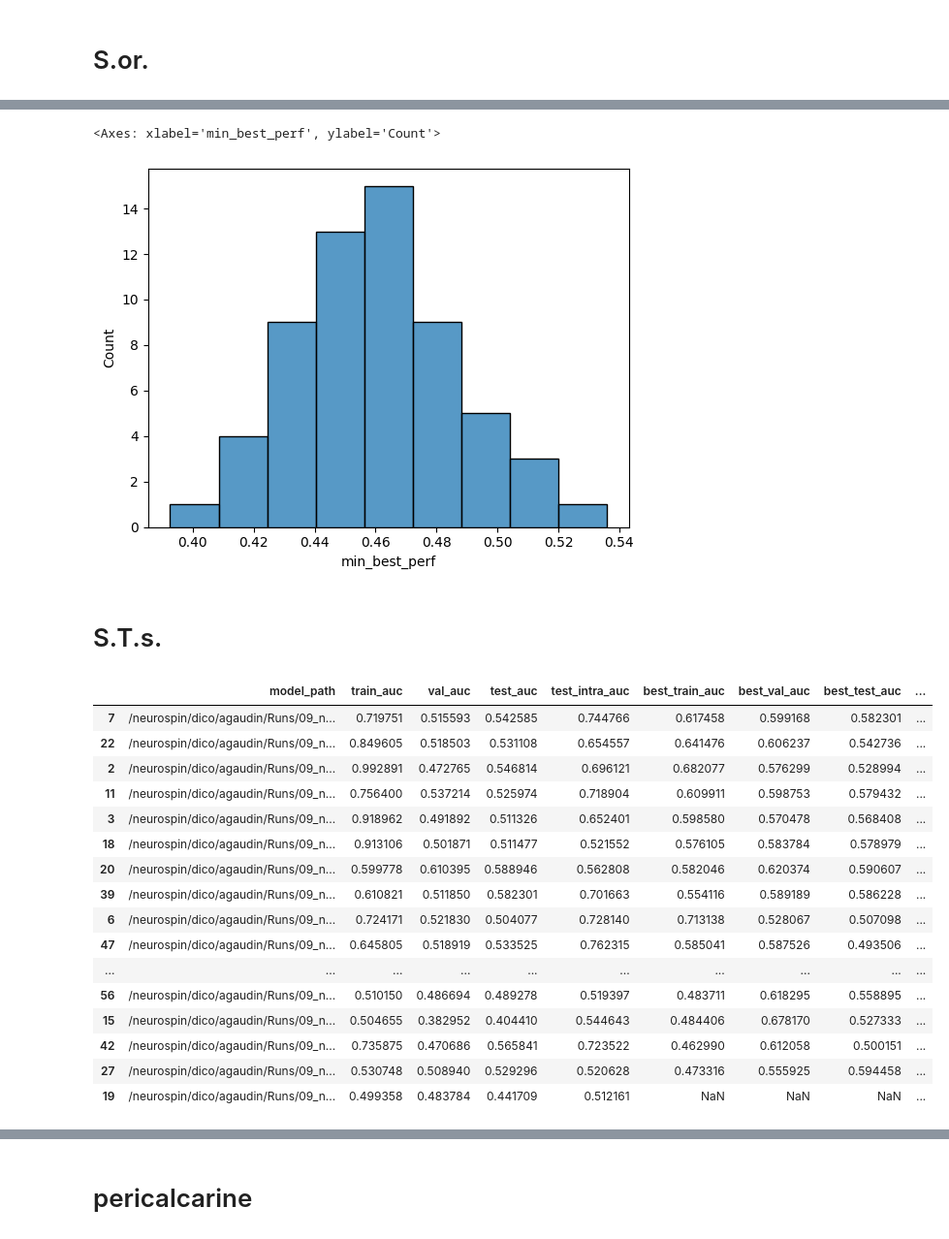
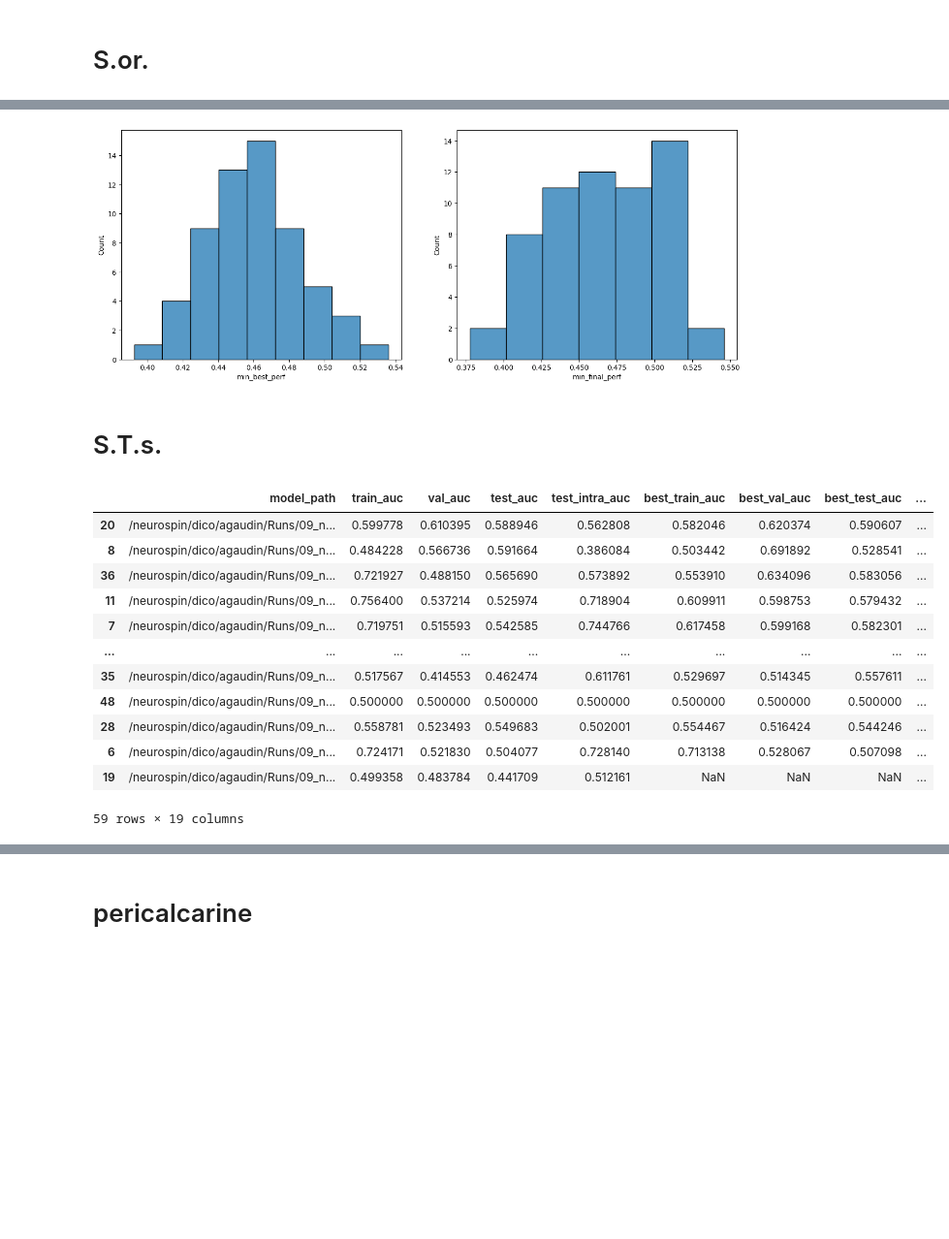
Before and after one commit to neurospin-projects/2023_agaudin_jchavas_folding_supervised, a Jupyter notebook: contrastive/notebooks/wandb_grid_searches/region_comparison.ipynb, the cells around one changed output, grey strips where cells are left out. Shown at 97% size. Saved outputs shown, nothing was run; the diff lists cells and outputs as text; code cells hidden in the pictures; blank space fills up the shorter version.

```diff
--- a/contrastive/notebooks/wandb_grid_searches/region_comparison.ipynb
+++ b/contrastive/notebooks/wandb_grid_searches/region_comparison.ipynb
@@ -3,3 +3,5 @@ import numpy as np
 import pandas as pd
 import matplotlib.pyplot as plt
 import seaborn as sns
+
+pd.set_option('display.max_rows', 20)
@@ -69,39 +94,29 @@ bdd_sor[bdd_sor.min_best_intra >= 0.55]
-# %%
-sns.histplot(bdd_sor, x='min_best_perf')
-# %% [output]
-<Axes: xlabel='min_best_perf', ylabel='Count'>
-[figure, removed]
+# %%
+plot_hists(bdd_sor)
+# %% [output]
+[figure, added]
 # %% [markdown]
 # S.T.s.
 # %%
 bdd_sts = pd.read_csv("/neurospin/dico/agaudin/Runs/09_new_repo/Output/grid_searches/step2/S.T.s./bdd_STs_both.csv", index_col=0)
 
-bdd_sts['best_crit'] = gs_crit_full(bdd_sts)
-bdd_sts['min_best_perf'] = bdd_sts[['best_train_auc', 'best_val_auc', 'best_test_intra_auc', 'best_test_auc']].apply(min, axis=1)
-bdd_sts['min_best_intra'] = bdd_sts[['best_train_auc', 'best_val_auc', 'best_test_intra_auc']].apply(min, axis=1)
-
-# sort by criterion
-bdd_sts.sort_values(by='best_crit', inplace=True)
+preprocess_bdd(bdd_sts)
 
 bdd_sts
 # %% [output]
 |  | model_path | train_auc | val_auc | test_auc | test_intra_auc | best_train_auc | best_val_auc | best_test_auc | ... |
+| 20 | /neurospin/dico/agaudin/Runs/09_n... | 0.599778 | 0.610395 | 0.588946 | 0.562808 | 0.582046 | 0.620374 | 0.590607 | ... |
+| 8 | /neurospin/dico/agaudin/Runs/09_n... | 0.484228 | 0.566736 | 0.591664 | 0.386084 | 0.503442 | 0.691892 | 0.528541 | ... |
+| 36 | /neurospin/dico/agaudin/Runs/09_n... | 0.721927 | 0.488150 | 0.565690 | 0.573892 | 0.553910 | 0.634096 | 0.583056 | ... |
+| 11 | /neurospin/dico/agaudin/Runs/09_n... | 0.756400 | 0.537214 | 0.525974 | 0.718904 | 0.609911 | 0.598753 | 0.579432 | ... |
 | 7 | /neurospin/dico/agaudin/Runs/09_n... | 0.719751 | 0.515593 | 0.542585 | 0.744766 | 0.617458 | 0.599168 | 0.582301 | ... |
-| 22 | /neurospin/dico/agaudin/Runs/09_n... | 0.849605 | 0.518503 | 0.531108 | 0.654557 | 0.641476 | 0.606237 | 0.542736 | ... |
-| 2 | /neurospin/dico/agaudin/Runs/09_n... | 0.992891 | 0.472765 | 0.546814 | 0.696121 | 0.682077 | 0.576299 | 0.528994 | ... |
-| 11 | /neurospin/dico/agaudin/Runs/09_n... | 0.756400 | 0.537214 | 0.525974 | 0.718904 | 0.609911 | 0.598753 | 0.579432 | ... |
-| 3 | /neurospin/dico/agaudin/Runs/09_n... | 0.918962 | 0.491892 | 0.511326 | 0.652401 | 0.598580 | 0.570478 | 0.568408 | ... |
-| 18 | /neurospin/dico/agaudin/Runs/09_n... | 0.913106 | 0.501871 | 0.511477 | 0.521552 | 0.576105 | 0.583784 | 0.578979 | ... |
-| 20 | /neurospin/dico/agaudin/Runs/09_n... | 0.599778 | 0.610395 | 0.588946 | 0.562808 | 0.582046 | 0.620374 | 0.590607 | ... |
-| 39 | /neurospin/dico/agaudin/Runs/09_n... | 0.610821 | 0.511850 | 0.582301 | 0.701663 | 0.554116 | 0.589189 | 0.586228 | ... |
+| ... | ... | ... | ... | ... | ... | ... | ... | ... | ... |
+| 35 | /neurospin/dico/agaudin/Runs/09_n... | 0.517567 | 0.414553 | 0.462474 | 0.611761 | 0.529697 | 0.514345 | 0.557611 | ... |
+| 48 | /neurospin/dico/agaudin/Runs/09_n... | 0.500000 | 0.500000 | 0.500000 | 0.500000 | 0.500000 | 0.500000 | 0.500000 | ... |
+| 28 | /neurospin/dico/agaudin/Runs/09_n... | 0.558781 | 0.523493 | 0.549683 | 0.502001 | 0.554467 | 0.516424 | 0.544246 | ... |
 | 6 | /neurospin/dico/agaudin/Runs/09_n... | 0.724171 | 0.521830 | 0.504077 | 0.728140 | 0.713138 | 0.528067 | 0.507098 | ... |
-| 47 | /neurospin/dico/agaudin/Runs/09_n... | 0.645805 | 0.518919 | 0.533525 | 0.762315 | 0.585041 | 0.587526 | 0.493506 | ... |
-| ... | ... | ... | ... | ... | ... | ... | ... | ... | ... |
-| 56 | /neurospin/dico/agaudin/Runs/09_n... | 0.510150 | 0.486694 | 0.489278 | 0.519397 | 0.483711 | 0.618295 | 0.558895 | ... |
-| 15 | /neurospin/dico/agaudin/Runs/09_n... | 0.504655 | 0.382952 | 0.404410 | 0.544643 | 0.484406 | 0.678170 | 0.527333 | ... |
-| 42 | /neurospin/dico/agaudin/Runs/09_n... | 0.735875 | 0.470686 | 0.565841 | 0.723522 | 0.462990 | 0.612058 | 0.500151 | ... |
-| 27 | /neurospin/dico/agaudin/Runs/09_n... | 0.530748 | 0.508940 | 0.529296 | 0.520628 | 0.473316 | 0.555925 | 0.594458 | ... |
 | 19 | /neurospin/dico/agaudin/Runs/09_n... | 0.499358 | 0.483784 | 0.441709 | 0.512161 | NaN | NaN | NaN | ... |
+59 rows × 19 columns
 # %%
 print(bdd_sts[bdd_sts.min_best_perf >= 0.5].shape[0])
 bdd_sts[bdd_sts.min_best_perf >= 0.5]
```
Also changed, not shown: parts of 15 cells of this notebook, 7 other files.
